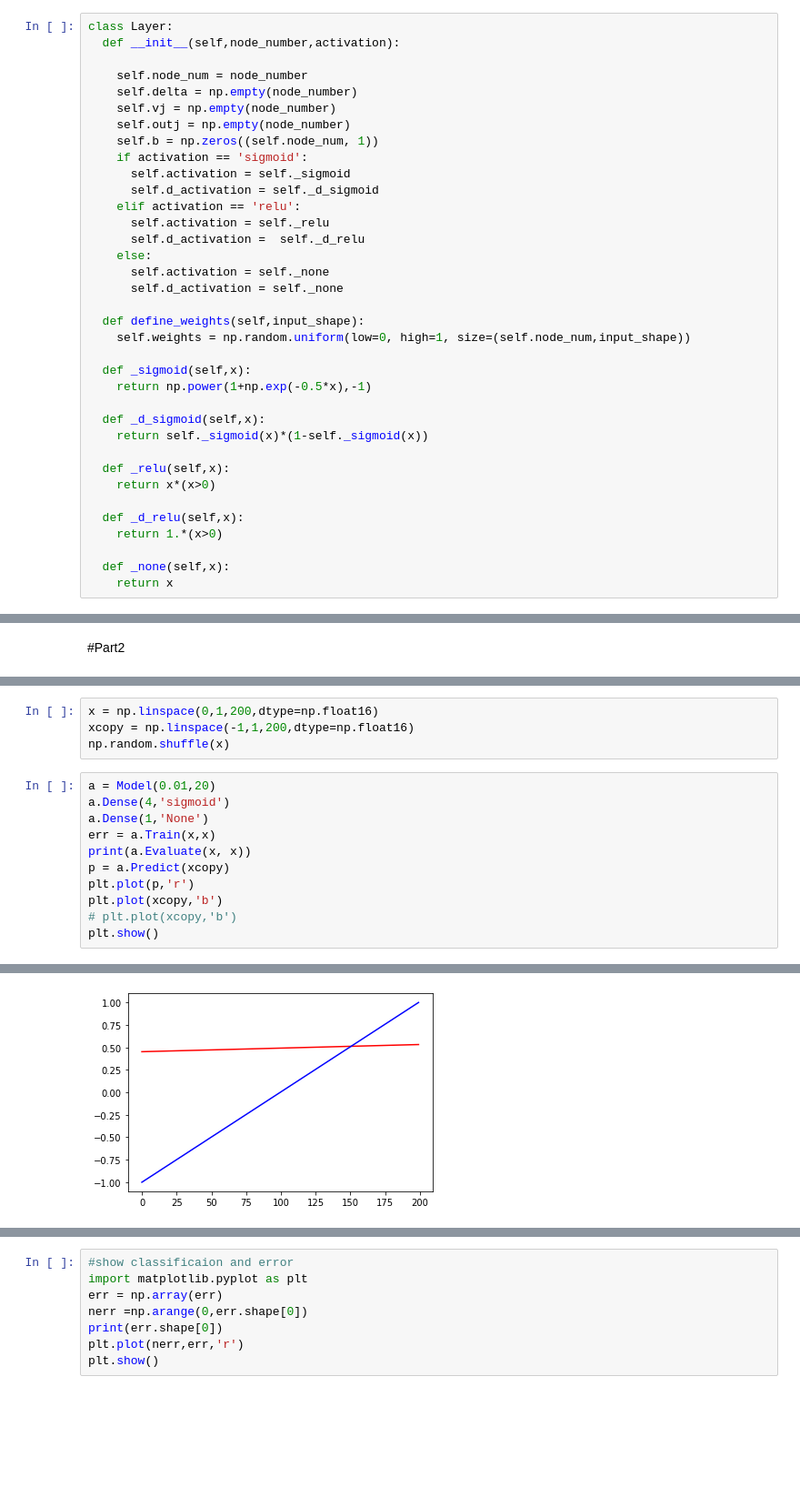
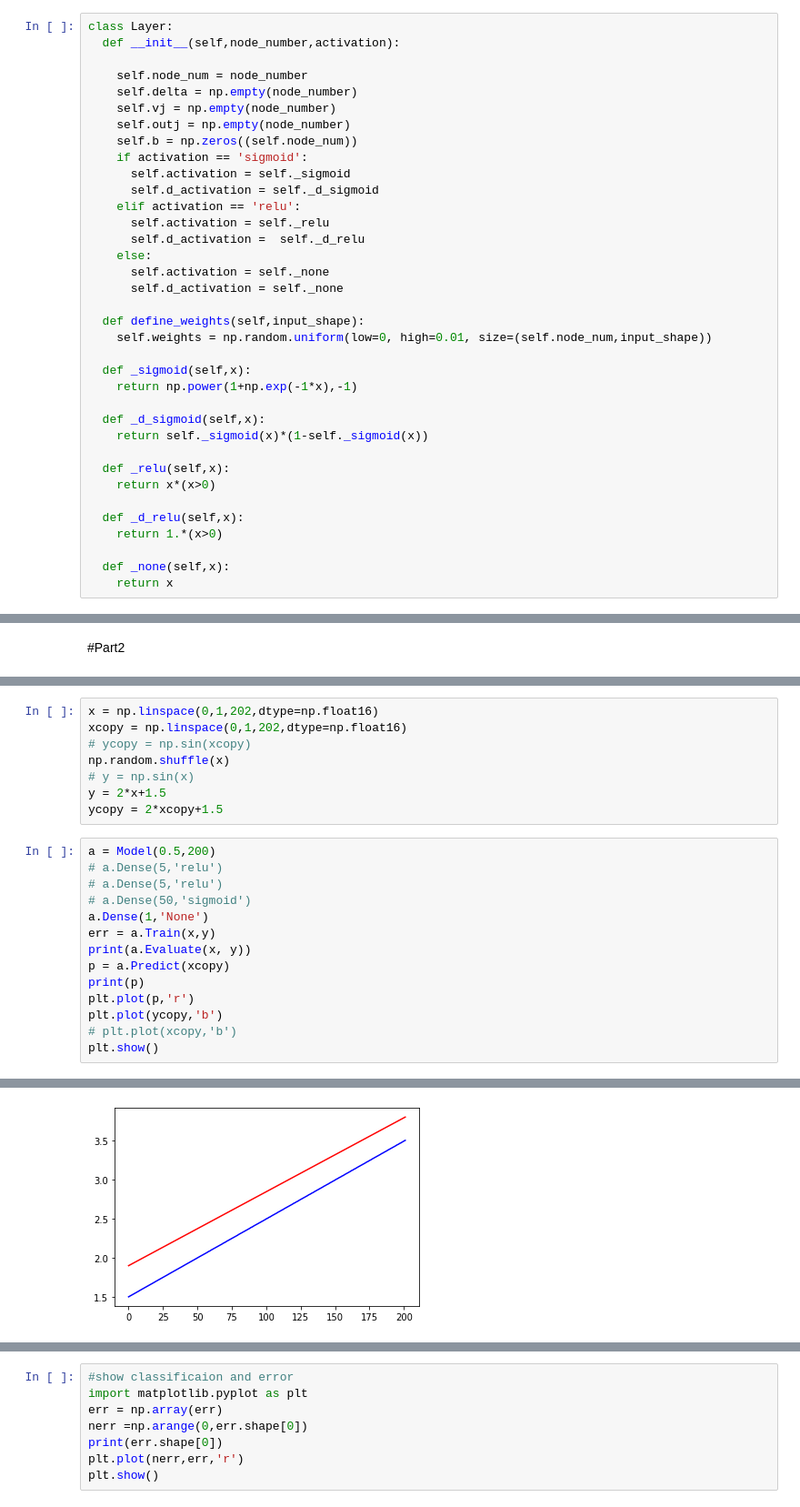
Before and after one commit to mahsaghn/MLP, a Jupyter notebook: mlp123.ipynb, the cells around one changed output, grey strips where cells are left out. Shown at 91% size. Saved outputs shown, nothing was run; the diff lists cells and outputs as text; blank space fills up the shorter version.

```diff
--- a/mlp123.ipynb
+++ b/mlp123.ipynb
@@ -21,7 +22,7 @@ class Layer:
     self.delta = np.empty(node_number)
     self.vj = np.empty(node_number)
     self.outj = np.empty(node_number)
-    self.b = np.zeros((self.node_num, 1))
+    self.b = np.zeros((self.node_num))
     if activation == 'sigmoid':
       self.activation = self._sigmoid
       self.d_activation = self._d_sigmoid
@@ -33,10 +34,10 @@ class Layer:
       self.d_activation = self._none
 
   def define_weights(self,input_shape):
-    self.weights = np.random.uniform(low=0, high=1, size=(self.node_num,input_shape))
+    self.weights = np.random.uniform(low=0, high=0.01, size=(self.node_num,input_shape))
 
   def _sigmoid(self,x):
-    return np.power(1+np.exp(-0.5*x),-1)
+    return np.power(1+np.exp(-1*x),-1)
 
   def _d_sigmoid(self,x):
     return self._sigmoid(x)*(1-self._sigmoid(x))
@@ -146,16 +151,23 @@ class Model:
 # %%
-x = np.linspace(0,1,200,dtype=np.float16)
-xcopy = np.linspace(-1,1,200,dtype=np.float16)
+x = np.linspace(0,1,202,dtype=np.float16)
+xcopy = np.linspace(0,1,202,dtype=np.float16)
+# ycopy = np.sin(xcopy)
 np.random.shuffle(x)
+# y = np.sin(x)
+y = 2*x+1.5
+ycopy = 2*xcopy+1.5
 # %%
-a = Model(0.01,20)
-a.Dense(4,'sigmoid')
+a = Model(0.5,200)
+# a.Dense(5,'relu')
+# a.Dense(5,'relu')
+# a.Dense(50,'sigmoid')
 a.Dense(1,'None')
-err = a.Train(x,x)
-print(a.Evaluate(x, x))
+err = a.Train(x,y)
+print(a.Evaluate(x, y))
 p = a.Predict(xcopy)
+print(p)
 plt.plot(p,'r')
-plt.plot(xcopy,'b')
+plt.plot(ycopy,'b')
 # plt.plot(xcopy,'b')
 plt.show()
 # %% [output]
@@ -179 +191 @@ plt.show()
-[figure, old version]
+[figure, new version]
```
Also changed, not shown: parts of 12 cells of this notebook.
